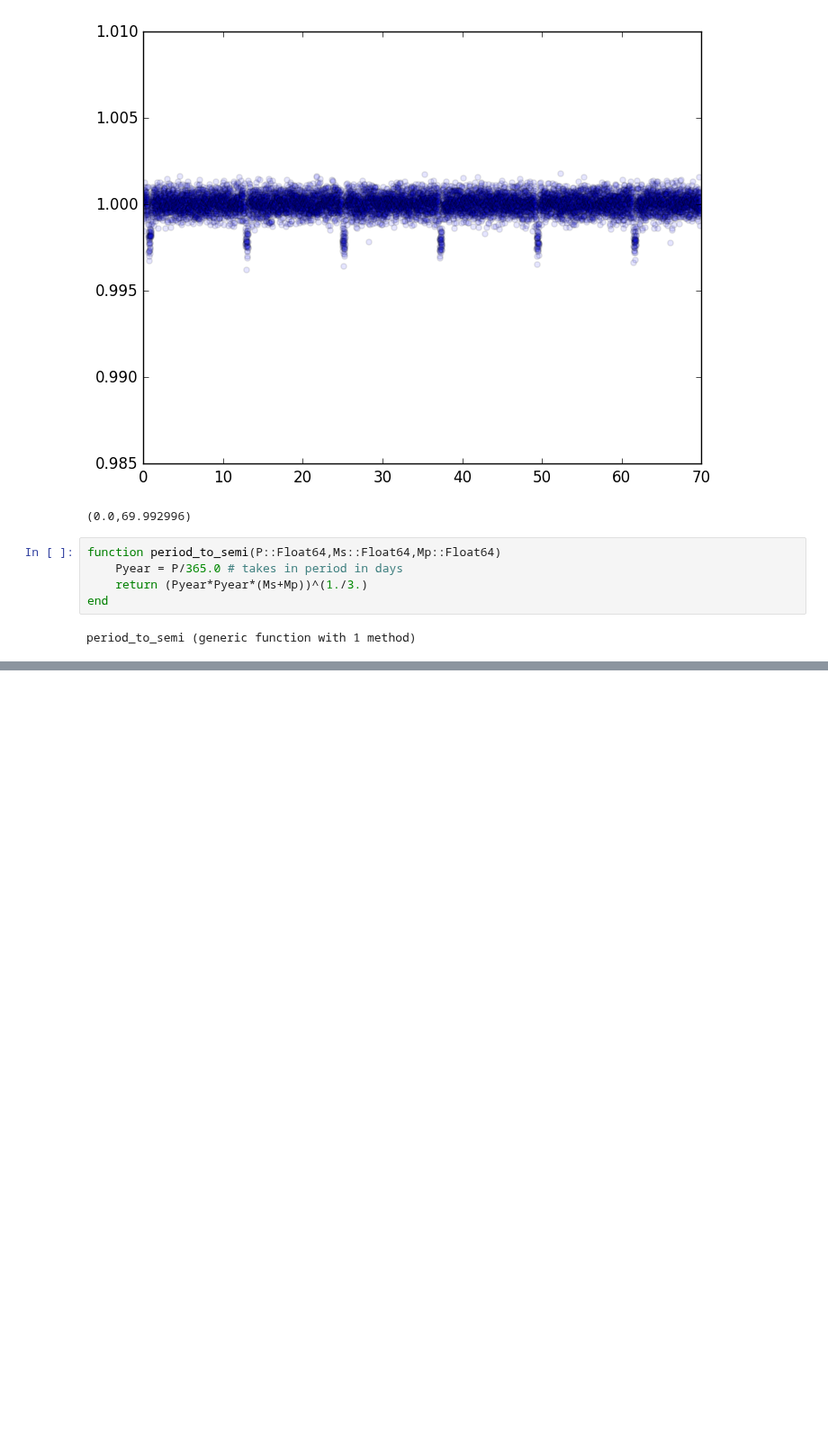
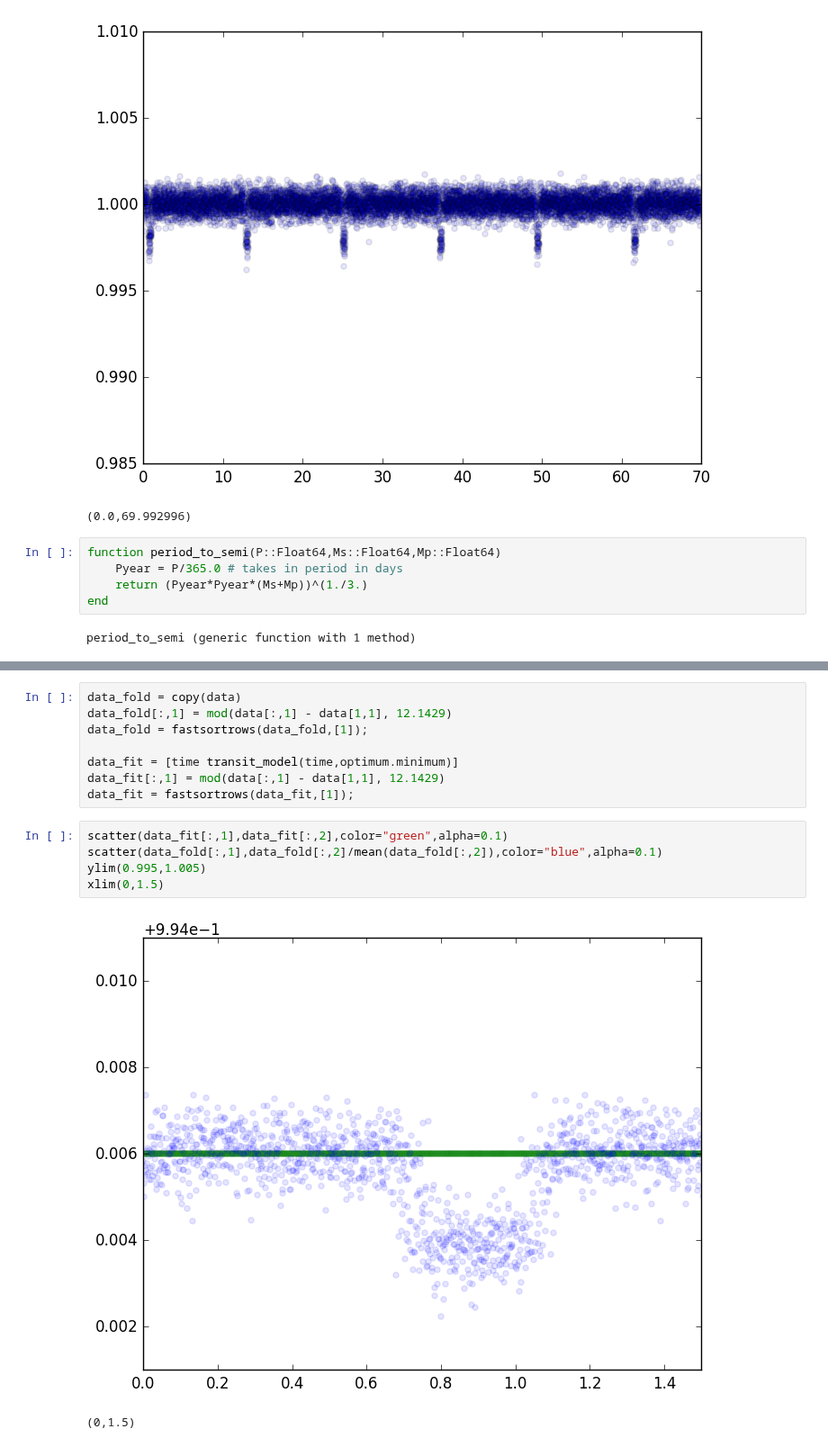
Before and after one commit to jlustigy/ExoJulia, a Jupyter notebook: Homework/hw2a/Dave_Jake/transit_dev.ipynb, the cells around one changed output, grey strips where cells are left out. Shown at 90% size. Cells and saved outputs as stored; diff of their text form; blank space fills up the shorter version.

```diff
--- a/Homework/hw2a/Dave_Jake/transit_dev.ipynb
+++ b/Homework/hw2a/Dave_Jake/transit_dev.ipynb
@@ -126,0 +257,16 @@ PyObject <matplotlib.collections.PathCollection object at 0x...>
+# %%
+data_fold = copy(data)
+data_fold[:,1] = mod(data[:,1] - data[1,1], 12.1429)
+data_fold = fastsortrows(data_fold,[1]);
+
+data_fit = [time transit_model(time,optimum.minimum)]
+data_fit[:,1] = mod(data[:,1] - data[1,1], 12.1429)
+data_fit = fastsortrows(data_fit,[1]);
+# %%
+scatter(data_fit[:,1],data_fit[:,2],color="green",alpha=0.1)
+scatter(data_fold[:,1],data_fold[:,2]/mean(data_fold[:,2]),color="blue",alpha=0.1)
+ylim(0.995,1.005)
+xlim(0,1.5)
+# %% [output]
+[figure, added]
+(0,1.5)
```
Also changed, not shown: parts of 24 cells of this notebook.
